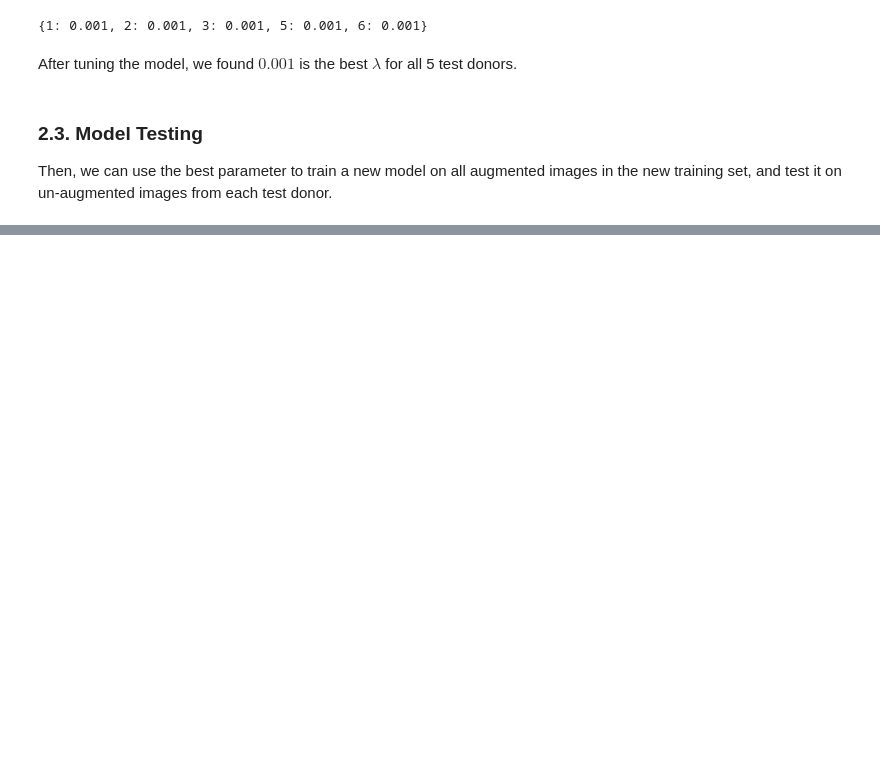
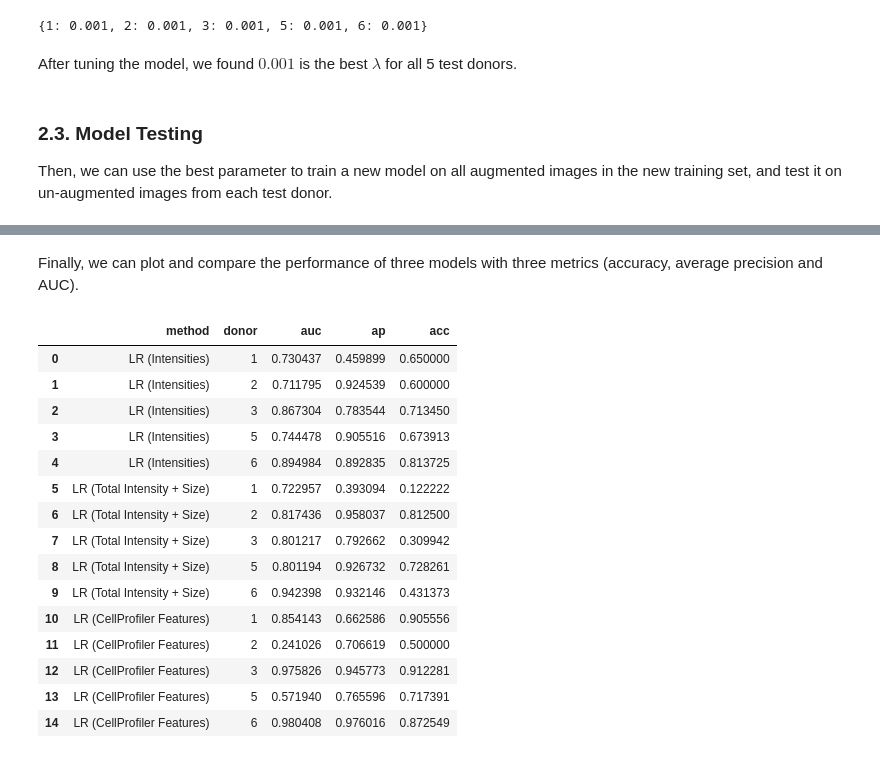
Before and after one commit to gitter-lab/t-cell-classification, a Jupyter notebook: logistic_regression.ipynb, the cells around one changed output, grey strips where cells are left out. Saved outputs shown, nothing was run; the diff lists cells and outputs as text; code cells hidden in the pictures; blank space fills up the shorter version.

```diff
--- a/logistic_regression.ipynb
+++ b/logistic_regression.ipynb
@@ -335,0 +406,6 @@ As we can see, the average accuracy for all test donors are above $50\%$. A simp
+# %%
+# In this notebook, we skip the mask size computation process
+size_dict = load(open('./resource/cell_size.json', 'r'))
+
+# This dictionary includes cell size of filtered images and donor 4
+len(size_dict)
@@ -335,0 +459,4 @@ As we can see, the average accuracy for all test donors are above $50\%$. A simp
+# %%
+# Smaller c gives stronger regularization power
+c_candidates = [0.0001, 0.001, 0.01, 0.1, 1]
+best_parameters = nested_cv(new_size_intensity_dict, c_candidates)
@@ -335,0 +604,4 @@ As we can see, the average accuracy for all test donors are above $50\%$. A simp
+# %%
+cp_df = pd.read_csv('./resource/cellprofiler_features.csv')
+print(cp_df.shape)
+cp_df.head()
@@ -335,0 +784,4 @@ As we can see, the average accuracy for all test donors are above $50\%$. A simp
+# %%
+# Smaller c gives stronger regularization power
+c_candidates = [0.0001, 0.001, 0.01, 0.1, 1]
+best_parameters = nested_cv(cp_data_dict, c_candidates)
@@ -335,0 +926,45 @@ As we can see, the average accuracy for all test donors are above $50\%$. A simp
+# %% [markdown]
+Finally, we can plot and compare the performance of three models with three metrics (accuracy, average precision and AUC).
+# %%
+summary_dict = {
+    'method': [],
+    'donor': [],
+    'auc': [],
+    'ap': [],
+    'acc': []
+}
+
+performance_collection_dict = {
+    'LR (Intensities)': model_performance_1,
+    'LR (Total Intensity + Size)': model_performance_2,
+    'LR (CellProfiler Features)': model_performance_3
+}
+
+for m in performance_collection_dict:
+    for d in [1, 2, 3, 5, 6]:
+        cur_model = performance_collection_dict[m]
+        summary_dict['method'].append(m)
+        summary_dict['donor'].append(d)
+        summary_dict['auc'].append(cur_model[d]['aroc'])
+        summary_dict['ap'].append(cur_model[d]['ap'])
+        summary_dict['acc'].append(cur_model[d]['acc'])
+
+metric_df = pd.DataFrame(summary_dict)
+metric_df
+# %% [output]
+|  | method | donor | auc | ap | acc |
+| 0 | LR (Intensities) | 1 | 0.730437 | 0.459899 | 0.650000 |
+| 1 | LR (Intensities) | 2 | 0.711795 | 0.924539 | 0.600000 |
+| 2 | LR (Intensities) | 3 | 0.867304 | 0.783544 | 0.713450 |
+| 3 | LR (Intensities) | 5 | 0.744478 | 0.905516 | 0.673913 |
+| 4 | LR (Intensities) | 6 | 0.894984 | 0.892835 | 0.813725 |
+| 5 | LR (Total Intensity + Size) | 1 | 0.722957 | 0.393094 | 0.122222 |
+| 6 | LR (Total Intensity + Size) | 2 | 0.817436 | 0.958037 | 0.812500 |
+| 7 | LR (Total Intensity + Size) | 3 | 0.801217 | 0.792662 | 0.309942 |
+| 8 | LR (Total Intensity + Size) | 5 | 0.801194 | 0.926732 | 0.728261 |
+| 9 | LR (Total Intensity + Size) | 6 | 0.942398 | 0.932146 | 0.431373 |
+| 10 | LR (CellProfiler Features) | 1 | 0.854143 | 0.662586 | 0.905556 |
+| 11 | LR (CellProfiler Features) | 2 | 0.241026 | 0.706619 | 0.500000 |
+| 12 | LR (CellProfiler Features) | 3 | 0.975826 | 0.945773 | 0.912281 |
+| 13 | LR (CellProfiler Features) | 5 | 0.571940 | 0.765596 | 0.717391 |
+| 14 | LR (CellProfiler Features) | 6 | 0.980408 | 0.976016 | 0.872549 |
```
Also changed, not shown: parts of 69 cells of this notebook, 4 other files.
